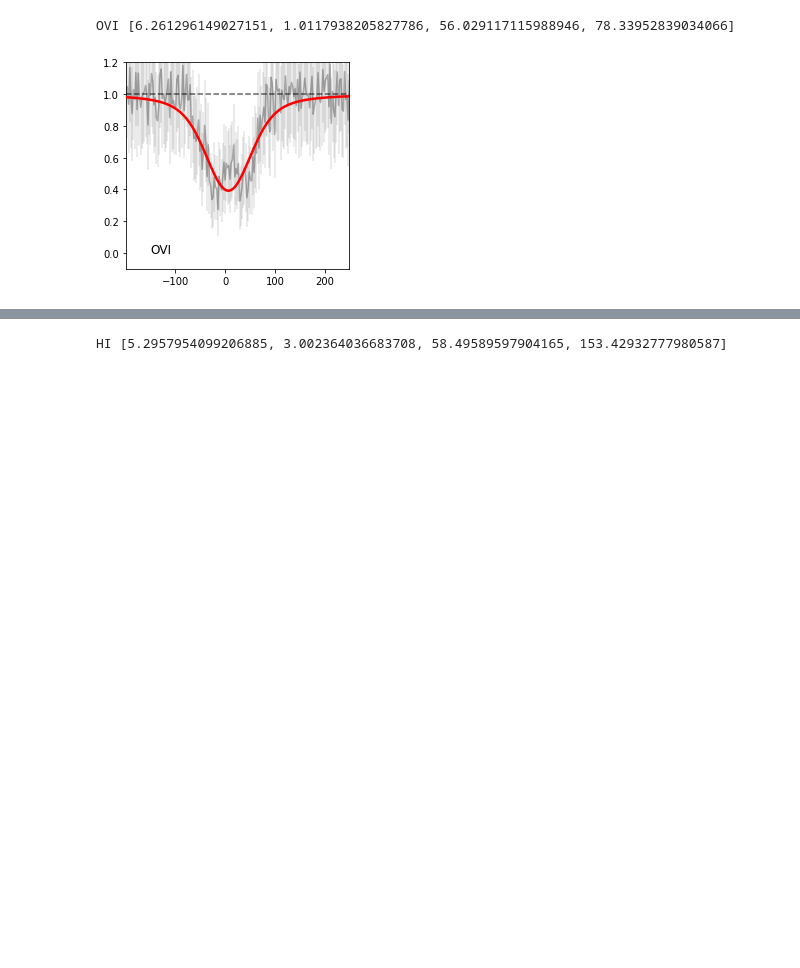
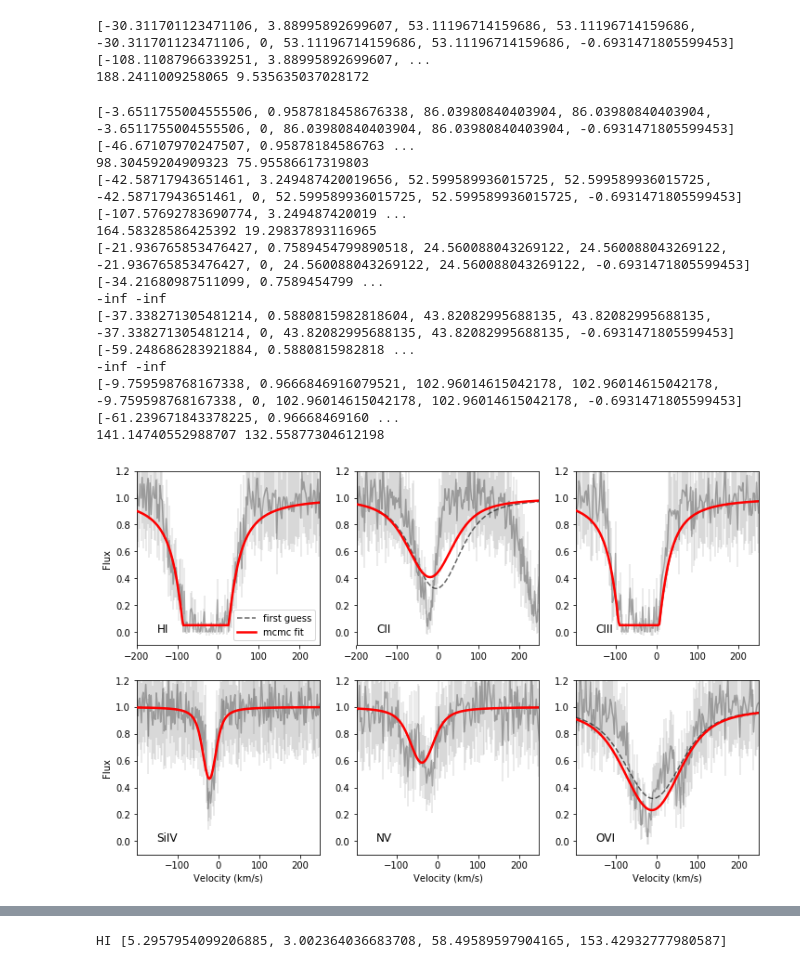
Before and after one commit to ibutsky/synthetic_spectra, a Jupyter notebook: scripts/mcmc_voigt/mcmc_fit_attempt.ipynb, the cells around one changed output, grey strips where cells are left out. Saved outputs shown, nothing was run; the diff lists cells and outputs as text; code cells hidden in the pictures; blank space fills up the shorter version.

```diff
--- a/scripts/mcmc_voigt/mcmc_fit_attempt.ipynb
+++ b/scripts/mcmc_voigt/mcmc_fit_attempt.ipynb
@@ -18,14 +18,25 @@ import fit_helper_functions as fhf
 # %%
 orientation = 'edge_theta0'
 #orientation = 'face'
 model = 'stream'
-radius = 20
+radius = 10
 ion_list = ['HI', 'CII', 'CIII', 'SiIV', 'NV', 'OVI']
-ion_list = ['OVI']
+
 #ion_list = ['CII', 'CIII', 'CII', 'CIII']
 vv_list, flux_list, ferr_list, theta_list = fhf.fit_spectrum(model, orientation, radius, ion_list = ion_list, \
-                                                             use_errors = True, vmin = -200, vmax = 250, \
+                                                             use_errors = True, vmin = -200, vmax = 250, sat_lim = 0.05,\
                                                              nwalkers = 200, niterations = 200, plot_veeper = False)
 # %% [output]
-OVI [6.261296149027151, 1.0117938205827786, 56.029117115988946, 78.33952839034066]
+[-30.311701123471106, 3.88995892699607, 53.11196714159686, 53.11196714159686, -30.311701123471106, 0, 53.11196714159686, 53.11196714159686, -0.6931471805599453] [-108.11087966339251, 3.88995892699607, ...
+188.2411009258065 9.535635037028172
+[-3.6511755004555506, 0.9587818458676338, 86.03980840403904, 86.03980840403904, -3.6511755004555506, 0, 86.03980840403904, 86.03980840403904, -0.6931471805599453] [-46.67107970247507, 0.95878184586763 ...
+98.30459204909323 75.95586617319803
+[-42.58717943651461, 3.249487420019656, 52.599589936015725, 52.599589936015725, -42.58717943651461, 0, 52.599589936015725, 52.599589936015725, -0.6931471805599453] [-107.57692783690774, 3.249487420019 ...
+164.58328586425392 19.29837893116965
+[-21.936765853476427, 0.7589454799890518, 24.560088043269122, 24.560088043269122, -21.936765853476427, 0, 24.560088043269122, 24.560088043269122, -0.6931471805599453] [-34.21680987511099, 0.7589454799 ...
+-inf -inf
+[-37.338271305481214, 0.5880815982818604, 43.82082995688135, 43.82082995688135, -37.338271305481214, 0, 43.82082995688135, 43.82082995688135, -0.6931471805599453] [-59.248686283921884, 0.5880815982818 ...
+-inf -inf
+[-9.759598768167338, 0.9666846916079521, 102.96014615042178, 102.96014615042178, -9.759598768167338, 0, 102.96014615042178, 102.96014615042178, -0.6931471805599453] [-61.239671843378225, 0.96668469160 ...
+141.14740552988707 132.55877304612198
-[figure, old version]
+[figure, new version]
```
Also changed, not shown: parts of 1 cell of this notebook, 2 other files.
